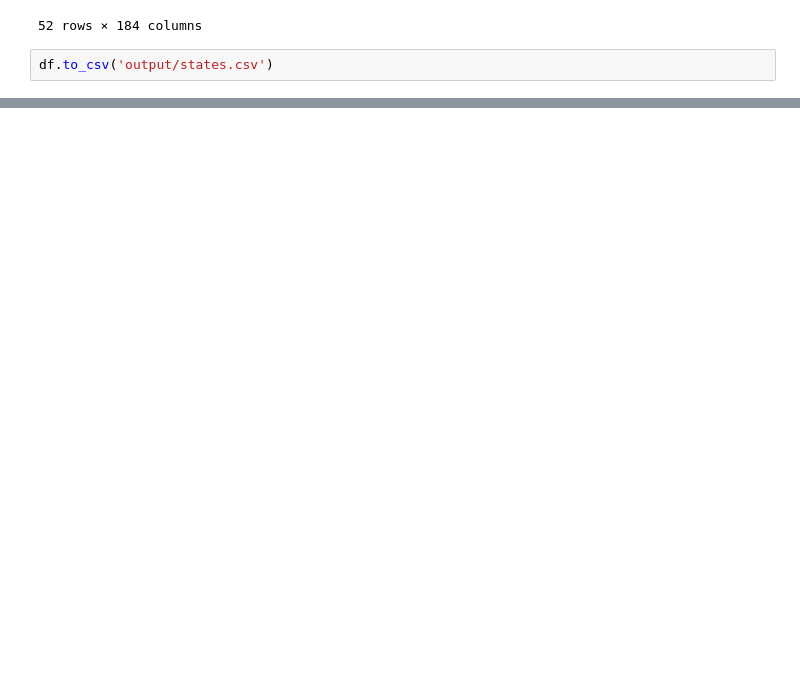
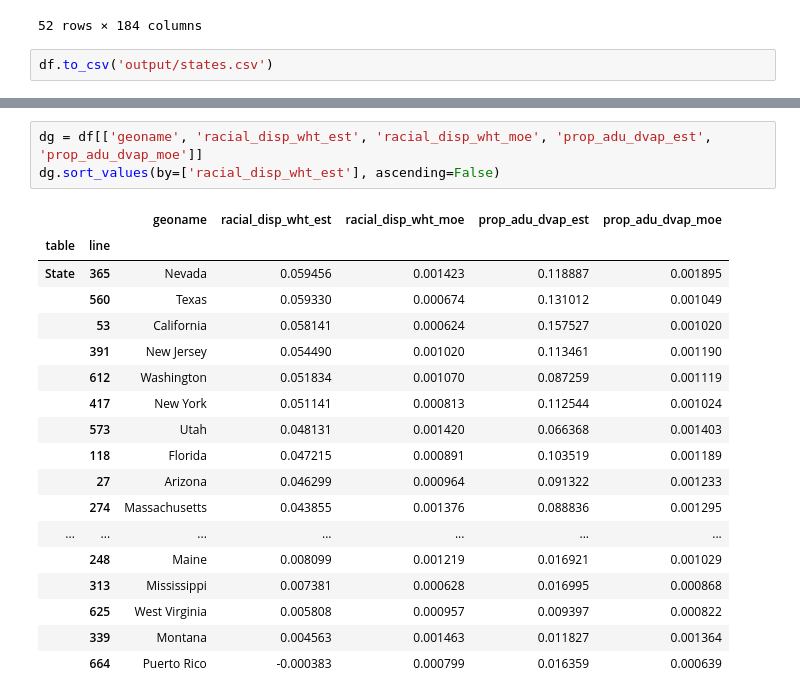
Before and after one commit to ic-institute/democracy-deserts, a Jupyter notebook: notebooks/build-state-data.ipynb, the cells around one changed output, grey strips where cells are left out. Saved outputs shown, nothing was run; the diff lists cells and outputs as text; blank space fills up the shorter version.

```diff
--- a/notebooks/build-state-data.ipynb
+++ b/notebooks/build-state-data.ipynb
@@ -57,0 +80,22 @@ dg.sort_values(by=['racial_disp_score_est'], ascending=False)
+# %%
+dg = df[['geoname', 'racial_disp_wht_est', 'racial_disp_wht_moe', 'prop_adu_dvap_est', 'prop_adu_dvap_moe']]
+dg.sort_values(by=['racial_disp_wht_est'], ascending=False)
+# %% [output]
+|  |  | geoname | racial_disp_wht_est | racial_disp_wht_moe | prop_adu_dvap_est | prop_adu_dvap_moe |
+| table | line |  |  |  |  |  |
+| State | 365 | Nevada | 0.059456 | 0.001423 | 0.118887 | 0.001895 |
+|  | 560 | Texas | 0.059330 | 0.000674 | 0.131012 | 0.001049 |
+|  | 53 | California | 0.058141 | 0.000624 | 0.157527 | 0.001020 |
+|  | 391 | New Jersey | 0.054490 | 0.001020 | 0.113461 | 0.001190 |
+|  | 612 | Washington | 0.051834 | 0.001070 | 0.087259 | 0.001119 |
+|  | 417 | New York | 0.051141 | 0.000813 | 0.112544 | 0.001024 |
+|  | 573 | Utah | 0.048131 | 0.001420 | 0.066368 | 0.001403 |
+|  | 118 | Florida | 0.047215 | 0.000891 | 0.103519 | 0.001189 |
+|  | 27 | Arizona | 0.046299 | 0.000964 | 0.091322 | 0.001233 |
+|  | 274 | Massachusetts | 0.043855 | 0.001376 | 0.088836 | 0.001295 |
+| ... | ... | ... | ... | ... | ... | ... |
+|  | 248 | Maine | 0.008099 | 0.001219 | 0.016921 | 0.001029 |
+|  | 313 | Mississippi | 0.007381 | 0.000628 | 0.016995 | 0.000868 |
+|  | 625 | West Virginia | 0.005808 | 0.000957 | 0.009397 | 0.000822 |
+|  | 339 | Montana | 0.004563 | 0.001463 | 0.011827 | 0.001364 |
+|  | 664 | Puerto Rico | -0.000383 | 0.000799 | 0.016359 | 0.000639 |
```
Also changed, not shown: parts of 4 cells of this notebook, 4 other files.
